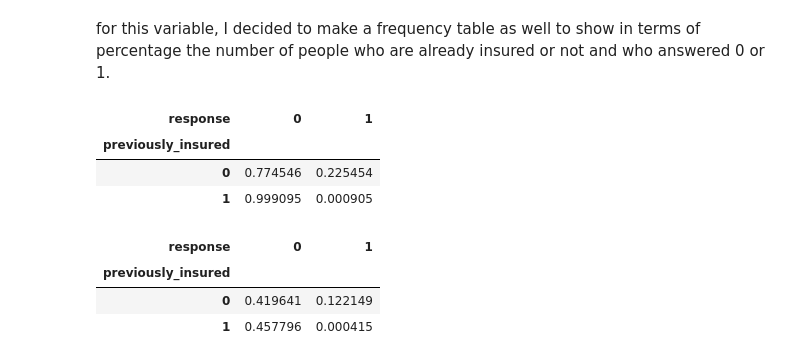
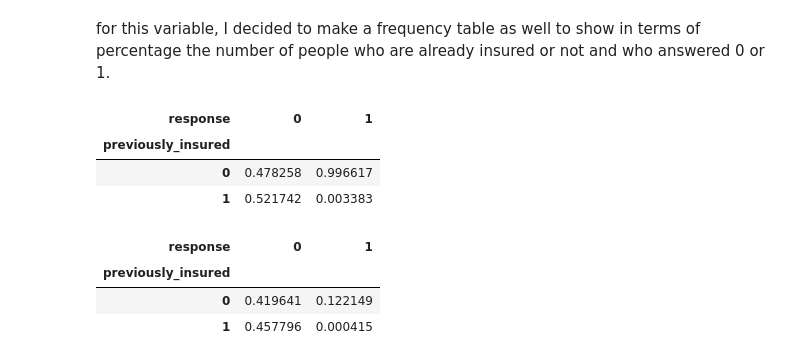
Before and after one commit to marcosvliras/health_insurance_cross_sell, a Jupyter notebook: HICross_sell.ipynb, the cells around one changed output. Cells and saved outputs as stored; diff of their text form; code cells hidden in the pictures.

```diff
--- a/HICross_sell.ipynb
+++ b/HICross_sell.ipynb
@@ -382,13 +443,13 @@ sns.scatterplot( x='region_code', y='id', hue='response', data=aux, palette=regi
 # %% [markdown]
 for this variable, I decided to make a frequency table as well to show in terms of percentage the number of people who are already insured or not and who answered 0 or 1.
 # %%
-# previously_insured on the rows
-pd.crosstab( df4['previously_insured'], df4['response'], normalize='index' )
+# previously_insured related to the response variable
+pd.crosstab( df4['previously_insured'], df4['response'], normalize='columns' )
 # %% [output]
 | response | 0 | 1 |
 | previously_insured |  |  |
-| 0 | 0.774546 | 0.225454 |
-| 1 | 0.999095 | 0.000905 |
+| 0 | 0.478258 | 0.996617 |
+| 1 | 0.521742 | 0.003383 |
 # %%
 # previously_insured as a whole
 pd.crosstab( df4['previously_insured'], df4['response'], normalize=True )
```
Also changed, not shown: parts of 60 cells of this notebook, 4 other files.
